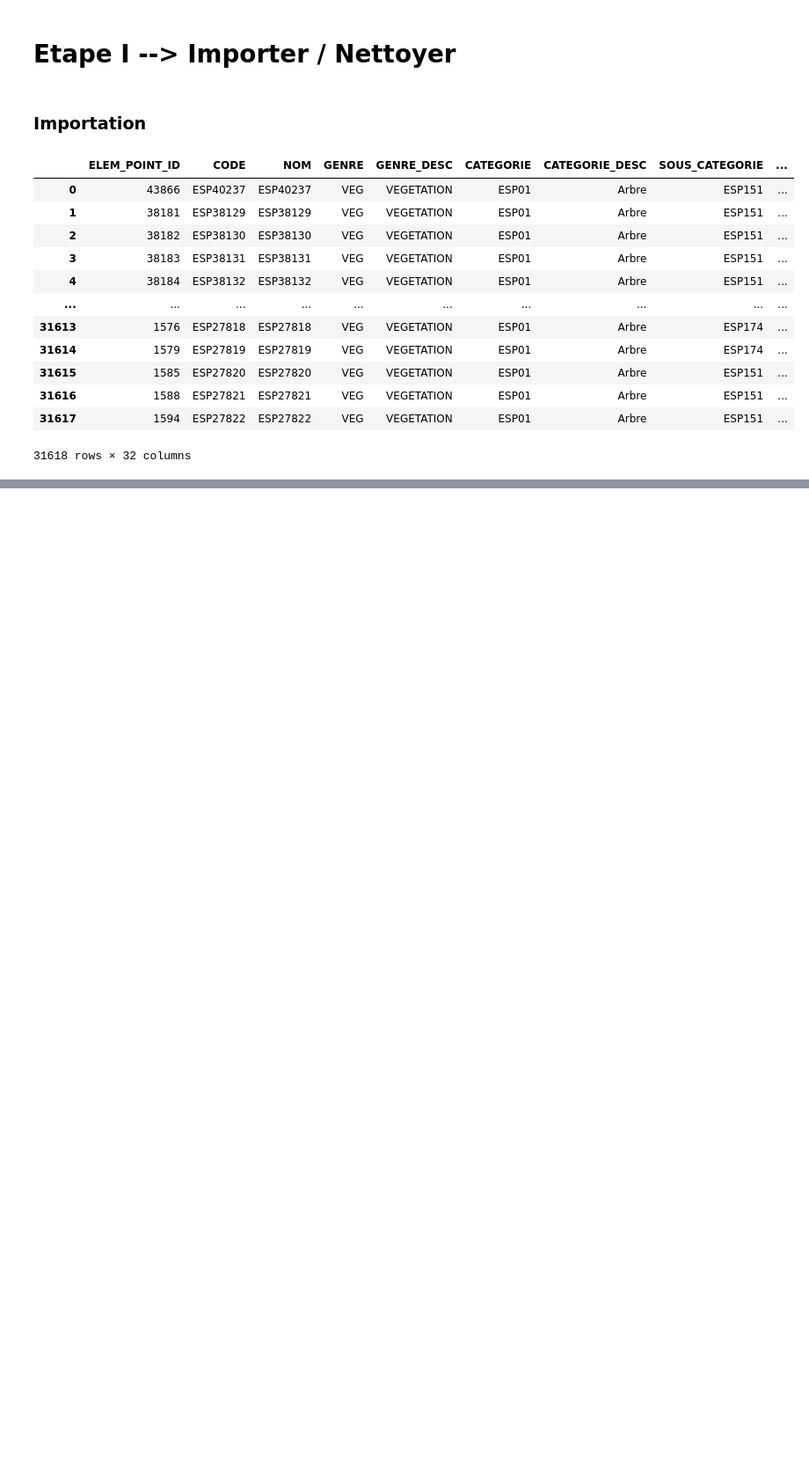
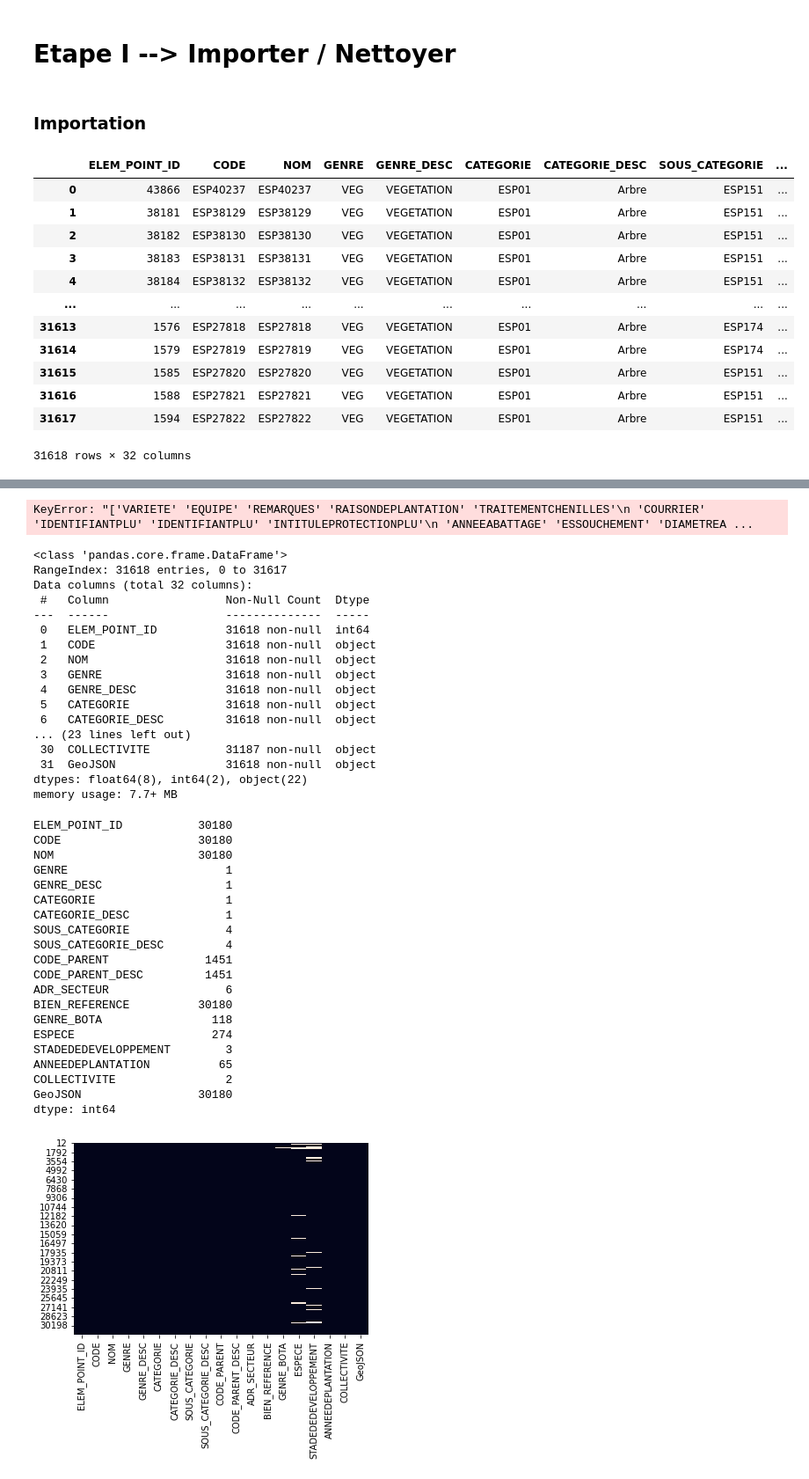
Before and after one commit to ManuLabricole/CDN-MachineLearning, a Jupyter notebook: ML1/Notebooks/notebook-1.ipynb, the cells around one changed output, grey strips where cells are left out. Shown at 88% size. Cells and saved outputs as stored; diff of their text form; code cells hidden in the pictures; blank space fills up the shorter version.

Commit message:
clean df

```diff
--- a/ML1/Notebooks/notebook-1.ipynb
+++ b/ML1/Notebooks/notebook-1.ipynb
@@ -35,0 +123,59 @@ df
+# %%
+df_clean = df.drop(columns=columnSuppressed)
+# %% [output]
+KeyError: "['VARIETE' 'EQUIPE' 'REMARQUES' 'RAISONDEPLANTATION' 'TRAITEMENTCHENILLES'\n 'COURRIER' 'IDENTIFIANTPLU' 'IDENTIFIANTPLU' 'INTITULEPROTECTIONPLU'\n 'ANNEEABATTAGE' 'ESSOUCHEMENT' 'DIAMETREA ...
+# %%
+import pandas as pd
+import numpy as np
+import matplotlib.pyplot as plt
+import seaborn as sns
+from sklearn.impute import SimpleImputer
+from sklearn.pipeline import Pipeline
+from sklearn.preprocessing import StandardScaler
+from sklearn.preprocessing import OneHotEncoder
+df = pd.read_csv('../data/original/ESP_PUBLIC.IDENTITE_ARBRE.csv')
+df.info()
+sns.heatmap(df.isnull(), cbar=False)
+df.dropna(subset=['ANNEEDEPLANTATION'], inplace=True)
+df.drop(columns=df.columns[[15, 17, 18] + list(range(20, 30))], inplace=True)
+sns.heatmap(df.isnull(), cbar=False)
+df.nunique()
+# %% [output]
+<class 'pandas.core.frame.DataFrame'>
+RangeIndex: 31618 entries, 0 to 31617
+Data columns (total 32 columns):
+ #   Column                 Non-Null Count  Dtype
+---  ------                 --------------  -----
+ 0   ELEM_POINT_ID          31618 non-null  int64
+ 1   CODE                   31618 non-null  object
+ 2   NOM                    31618 non-null  object
+ 3   GENRE                  31618 non-null  object
+ 4   GENRE_DESC             31618 non-null  object
+ 5   CATEGORIE              31618 non-null  object
+ 6   CATEGORIE_DESC         31618 non-null  object
+... (23 lines left out)
+ 30  COLLECTIVITE           31187 non-null  object
+ 31  GeoJSON                31618 non-null  object
+dtypes: float64(8), int64(2), object(22)
+memory usage: 7.7+ MB
+ELEM_POINT_ID           30180
+CODE                    30180
+NOM                     30180
+GENRE                       1
+GENRE_DESC                  1
+CATEGORIE                   1
+CATEGORIE_DESC              1
+SOUS_CATEGORIE              4
+SOUS_CATEGORIE_DESC         4
+CODE_PARENT              1451
+CODE_PARENT_DESC         1451
+ADR_SECTEUR                 6
+BIEN_REFERENCE          30180
+GENRE_BOTA                118
+ESPECE                    274
+STADEDEDEVELOPPEMENT        3
+ANNEEDEPLANTATION          65
+COLLECTIVITE                2
+GeoJSON                 30180
+dtype: int64
+[figure, added]
```
Also changed, not shown: parts of 9 cells of this notebook, 1 other file.
